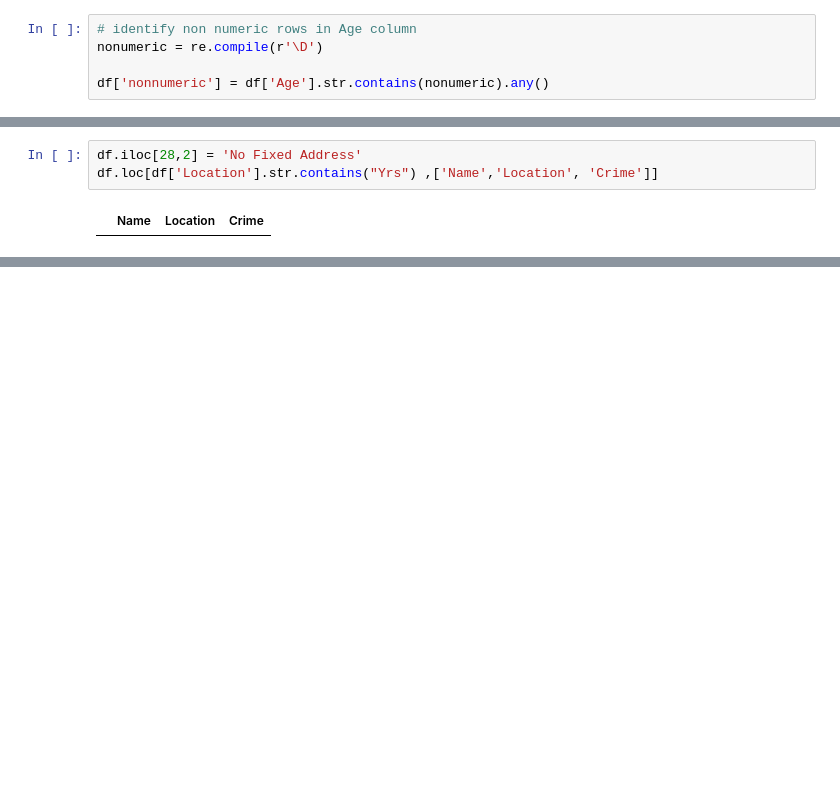
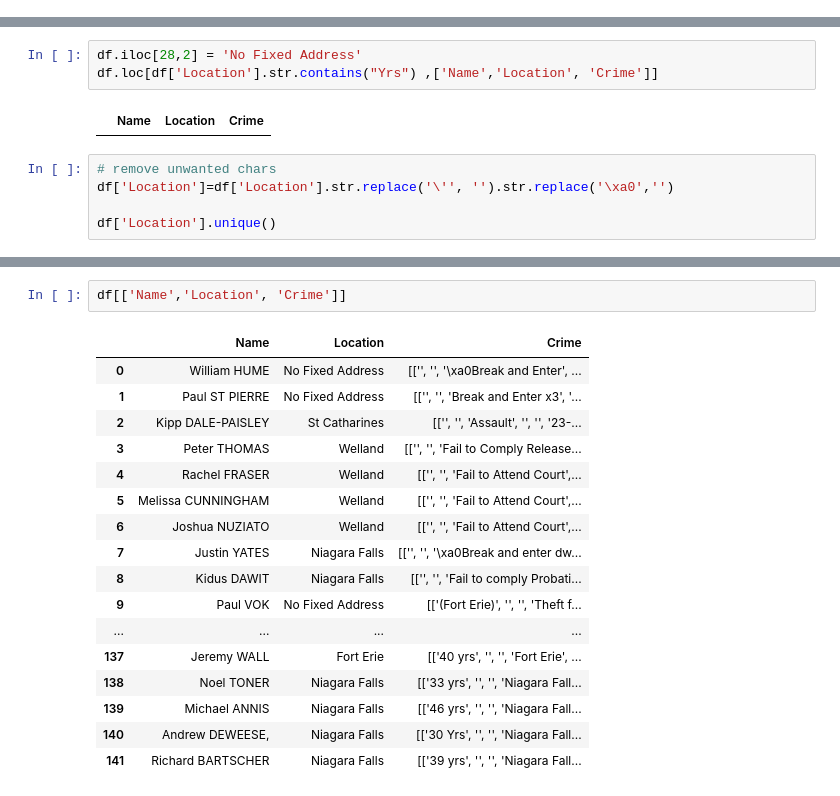
Before and after one commit to withabubaker/Niagara-MostWanted-WebScraping-Tableau, a Jupyter notebook: dataCleaning.ipynb, the cells around one changed output, grey strips where cells are left out. Cells and saved outputs as stored; diff of their text form; blank space fills up the shorter version.

Commit message:
remove unwanted chars from location col

```diff
--- a/dataCleaning.ipynb
+++ b/dataCleaning.ipynb
@@ -85,8 +83,3 @@ import re
-# %%
-# identify non numeric rows in Age column
-nonumeric = re.compile(r'\D')
-
-df['nonnumeric'] = df['Age'].str.contains(nonumeric).any()
 # %%
 # show empty value in Age column
 df.loc[df['Age']=='', ['Age','Crime']]
@@ -234,3 +227,8 @@ df.iloc[28,2] = 'No Fixed Address'
 df.loc[df['Location'].str.contains("Yrs") ,['Name','Location', 'Crime']]
 # %% [output]
 |  | Name | Location | Crime |
+# %%
+# remove unwanted chars
+df['Location']=df['Location'].str.replace('\'', '').str.replace('\xa0','')
+
+df['Location'].unique()
@@ -236,0 +248,20 @@ df.loc[df['Location'].str.contains("Yrs") ,['Name','Location', 'Crime']]
+# %%
+df[['Name','Location', 'Crime']]
+# %% [output]
+|  | Name | Location | Crime |
+| 0 | William HUME | No Fixed Address | [['', '', '\xa0Break and Enter', ... |
+| 1 | Paul ST PIERRE | No Fixed Address | [['', '', 'Break and Enter x3', '... |
+| 2 | Kipp DALE-PAISLEY | St Catharines | [['', '', 'Assault', '', '', '23-... |
+| 3 | Peter THOMAS | Welland | [['', '', 'Fail to Comply Release... |
+| 4 | Rachel FRASER | Welland | [['', '', 'Fail to Attend Court',... |
+| 5 | Melissa CUNNINGHAM | Welland | [['', '', 'Fail to Attend Court',... |
+| 6 | Joshua NUZIATO | Welland | [['', '', 'Fail to Attend Court',... |
+| 7 | Justin YATES | Niagara Falls | [['', '', '\xa0Break and enter dw... |
+| 8 | Kidus DAWIT | Niagara Falls | [['', '', 'Fail to comply Probati... |
+| 9 | Paul VOK | No Fixed Address | [['(Fort Erie)', '', '', 'Theft f... |
+| ... | ... | ... | ... |
+| 137 | Jeremy WALL | Fort Erie | [['40 yrs', '', '', 'Fort Erie', ... |
+| 138 | Noel TONER | Niagara Falls | [['33 yrs', '', '', 'Niagara Fall... |
+| 139 | Michael ANNIS | Niagara Falls | [['46 yrs', '', '', 'Niagara Fall... |
+| 140 | Andrew DEWEESE, | Niagara Falls | [['30 Yrs', '', '', 'Niagara Fall... |
+| 141 | Richard BARTSCHER | Niagara Falls | [['39 yrs', '', '', 'Niagara Fall... |
```
Also changed, not shown: parts of 2 cells of this notebook.
